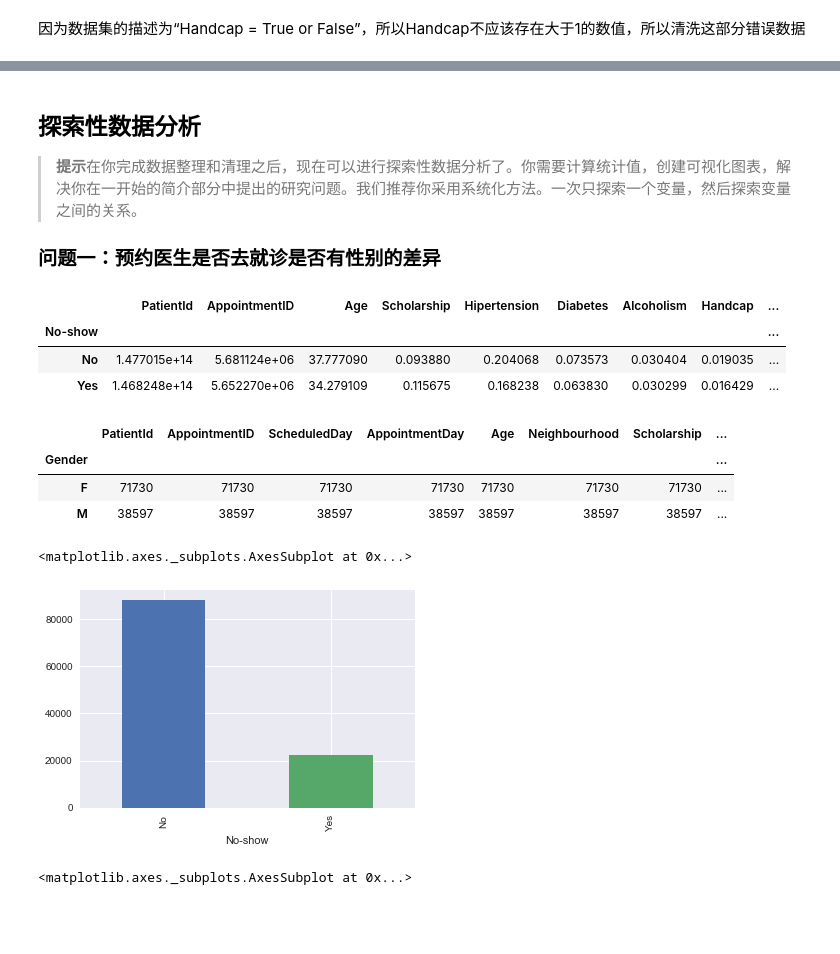
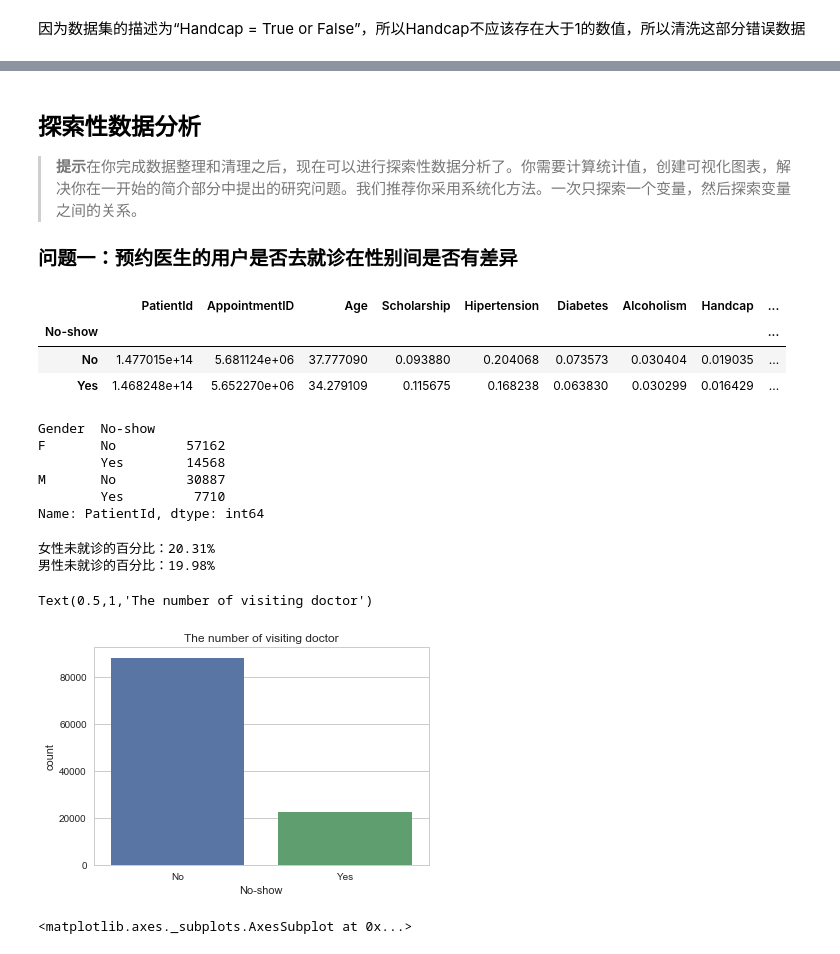
Before and after one commit to pol117/Investigate_a_Dataset, a Jupyter notebook: Investigate_a_Dataset-zh.ipynb, the cells around one changed output, grey strips where cells are left out. Cells and saved outputs as stored; diff of their text form; code cells hidden in the pictures; blank space fills up the shorter version.

```diff
--- a/Investigate_a_Dataset-zh.ipynb
+++ b/Investigate_a_Dataset-zh.ipynb
@@ -139,7 +173,7 @@ df.describe()
 
 > **提示**在你完成数据整理和清理之后，现在可以进行探索性数据分析了。你需要计算统计值，创建可视化图表，解决你在一开始的简介部分中提出的研究问题。我们推荐你采用系统化方法。一次只探索一个变量，然后探索变量之间的关系。
 
-### 问题一：预约医生是否去就诊是否有性别的差异
+### 问题一：预约医生的用户是否去就诊在性别间是否有差异
 # %%
 df.groupby(['No-show']).mean()
 # %% [output]
@@ -147,17 +181,32 @@ df.groupby(['No-show']).mean()
 | No-show |  |  |  |  |  |  |  |  | ... |
 | No | 1.477015e+14 | 5.681124e+06 | 37.777090 | 0.093880 | 0.204068 | 0.073573 | 0.030404 | 0.019035 | ... |
 | Yes | 1.468248e+14 | 5.652270e+06 | 34.279109 | 0.115675 | 0.168238 | 0.063830 | 0.030299 | 0.016429 | ... |
-# %%
-df.groupby(['Gender']).count()
-# %% [output]
-|  | PatientId | AppointmentID | ScheduledDay | AppointmentDay | Age | Neighbourhood | Scholarship | ... |
-| Gender |  |  |  |  |  |  |  | ... |
-| F | 71730 | 71730 | 71730 | 71730 | 71730 | 71730 | 71730 | ... |
-| M | 38597 | 38597 | 38597 | 38597 | 38597 | 38597 | 38597 | ... |
 # %%
-no_show_count = df.groupby(['No-show']).count()['PatientId']
-no_show_count.plot(kind='bar')
+data = df.groupby(['Gender', 'No-show']).count()['PatientId']
+print(data)
 # %% [output]
-<matplotlib.axes._subplots.AxesSubplot at 0x...>
+Gender  No-show
+F       No         57162
+        Yes        14568
+M       No         30887
+        Yes         7710
+Name: PatientId, dtype: int64
-[figure, removed]
+# %%
+fp = data[1]/(data[0] + data[1])
+mp = data[3]/(data[2] + data[3])
+
+print('女性未就诊的百分比：{:.2%}'.format(fp))
+print('男性未就诊的百分比：{:.2%}'.format(mp))
+# %% [output]
+女性未就诊的百分比：20.31%
+男性未就诊的百分比：19.98%
+# %%
+#no_show_count = df.groupby(['No-show']).count()['PatientId']
+#no_show_count.plot(kind='bar')
+sns.set(style="whitegrid")
+sns.countplot(x='No-show', data=df)
+plt.title('The number of visiting doctor')
+# %% [output]
+Text(0.5,1,'The number of visiting doctor')
+[figure, added]
 # %%
```
Also changed, not shown: parts of 18 cells of this notebook, 1 other file.
